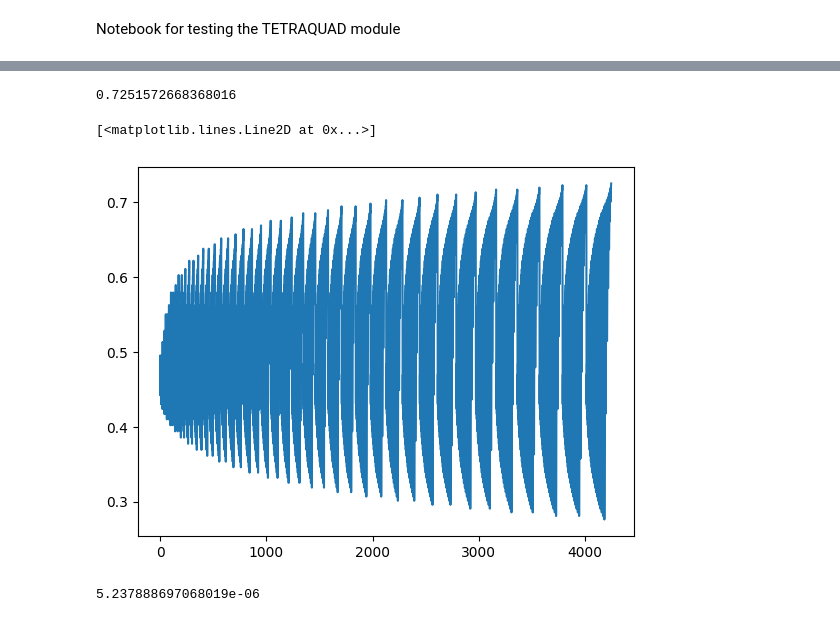
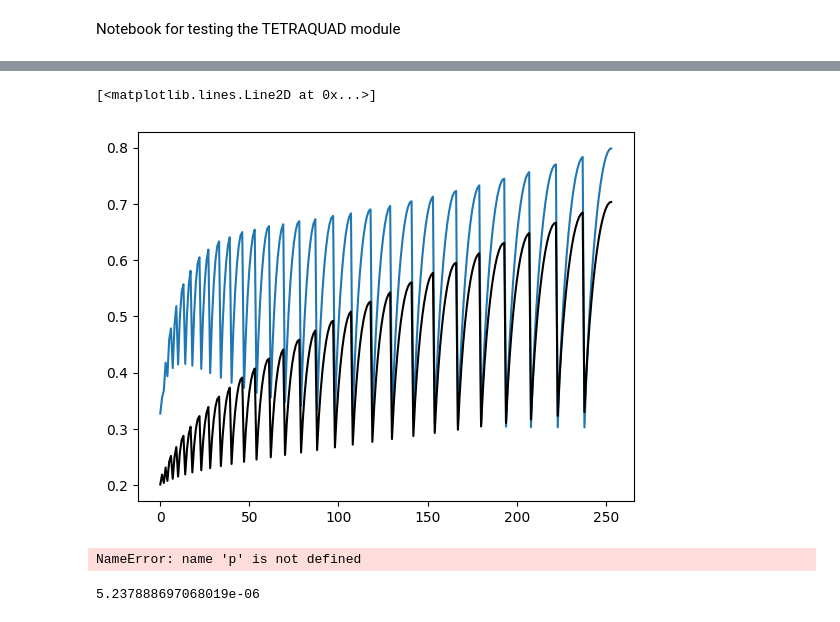
Before and after one commit to Wuhyun/Tetraquad, a Jupyter notebook: tetraquad_test.ipynb, the cells around one changed output, grey strips where cells are left out. Saved outputs shown, nothing was run; the diff lists cells and outputs as text; code cells hidden in the pictures.

```diff
--- a/tetraquad_test.ipynb
+++ b/tetraquad_test.ipynb
@@ -44,14 +48,32 @@ plt.plot(error)
+# %%
+# Test to check numerical integration accuracy for inverse modes
+
+k1, k2, k3 = grid
+ps, qs = tetraquad.poly_pairs_total_degree(N)
+#ps, qs, rs = tetraquad.poly_triplets_total_degree_ns(N)
+ps, qs = ps[ps+qs >= 2], qs[ps+qs >= 2]
+rs = - (2 - 0.966) * np.ones_like(ps)
+
+analytic = tetraquad.analytic_poly_integrals(ps, qs, rs, alpha)
+numerical = np.array([np.dot(weights, tetraquad.poly_evaluations(p, q, r, k1, k2, k3)) for p, q, r in zip(ps, qs, rs)])
+numerical2 = np.array([np.dot(weights2, tetraquad.poly_evaluations(p, q, r, grid2[0,:], grid2[1,:], grid2[2,:])) for p, q, r in zip(ps, qs, rs)])
+
+error = (numerical - analytic) / analytic
+error2 = (numerical2 - analytic) / analytic
+plt.plot(error)
+plt.plot(error2, 'k')
+# %% [output]
+[<matplotlib.lines.Line2D at 0x...>]
+[figure, added]
 # %%
-t1 = tetraquad.analytic_poly_integrals(- 0.96 * np.ones_like(ps), qs, rs, alpha)
-tn1 = np.array([np.dot(weights, tetraquad.poly_evaluations(-0.96, q, r, k1, k2, k3)) for q, r in zip(qs, rs)])
+#t1 = tetraquad.analytic_poly_integrals(- 0.96 * np.ones_like(ps), qs, rs, alpha)
+#tn1 = np.array([np.dot(weights, tetraquad.poly_evaluations(-0.96, q, r, k1, k2, k3)) for q, r in zip(qs, rs)])
 
 e1 = (tn1 - t1) / t1
 print(np.max(np.abs(e1)))
 plt.plot(e1)
 # %% [output]
-0.7251572668368016
+NameError: name 'p' is not defined
-[<matplotlib.lines.Line2D at 0x...>]
-[figure, removed]
 # %%
 #plt.plot(analytic)
 #plt.plot(numeric)
```
Also changed, not shown: parts of 6 cells of this notebook, 1 other file.
